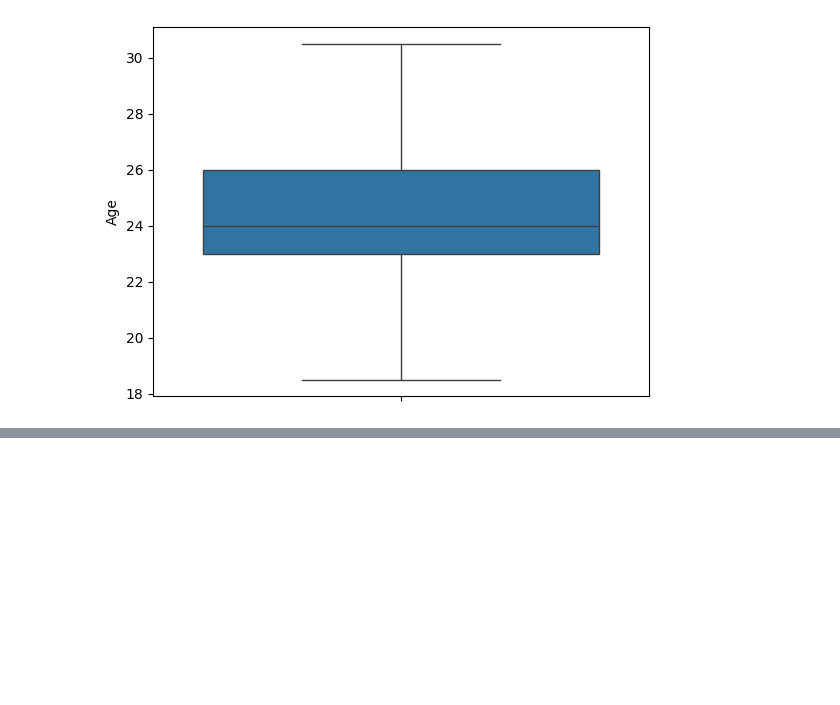
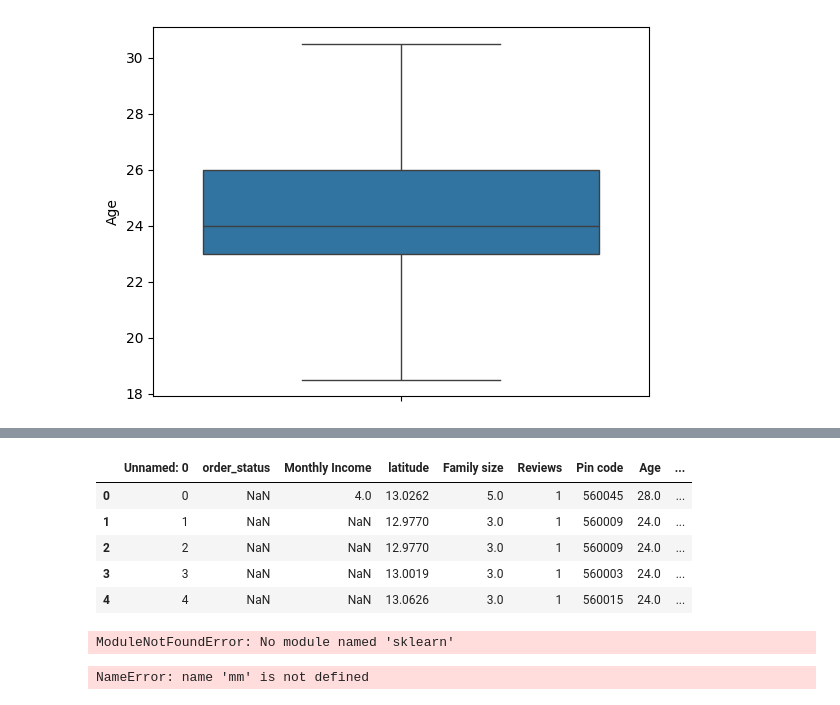
Before and after one commit to NAFREEN-07/project-1, a Jupyter notebook: eda.ipynb, the cells around one changed output, grey strips where cells are left out. Drawn from its saved outputs; the diff is of its cells as text; code cells hidden in the pictures; blank space fills up the shorter version.

```diff
--- a/eda.ipynb
+++ b/eda.ipynb
@@ -316,0 +519,19 @@ sns.boxplot(df["Age"])
+# %%
+df_norm.head()
+# %% [output]
+|  | Unnamed: 0 | order_status | Monthly Income | latitude | Family size | Reviews | Pin code | Age | ... |
+| 0 | 0 | NaN | 4.0 | 13.0262 | 5.0 | 1 | 560045 | 28.0 | ... |
+| 1 | 1 | NaN | NaN | 12.9770 | 3.0 | 1 | 560009 | 24.0 | ... |
+| 2 | 2 | NaN | NaN | 12.9770 | 3.0 | 1 | 560009 | 24.0 | ... |
+| 3 | 3 | NaN | NaN | 13.0019 | 3.0 | 1 | 560003 | 24.0 | ... |
+| 4 | 4 | NaN | NaN | 13.0626 | 3.0 | 1 | 560015 | 24.0 | ... |
+# %%
+#normalization
+from sklearn.preprocessing import MinMaxScaler #normalization
+mm=MinMaxScaler()
+# %% [output]
+ModuleNotFoundError: No module named 'sklearn'
+# %%
+scaled=mm.fit_transform(df_norm)
+# %% [output]
+NameError: name 'mm' is not defined
```
Also changed, not shown: parts of 35 cells of this notebook, 5 other files.
